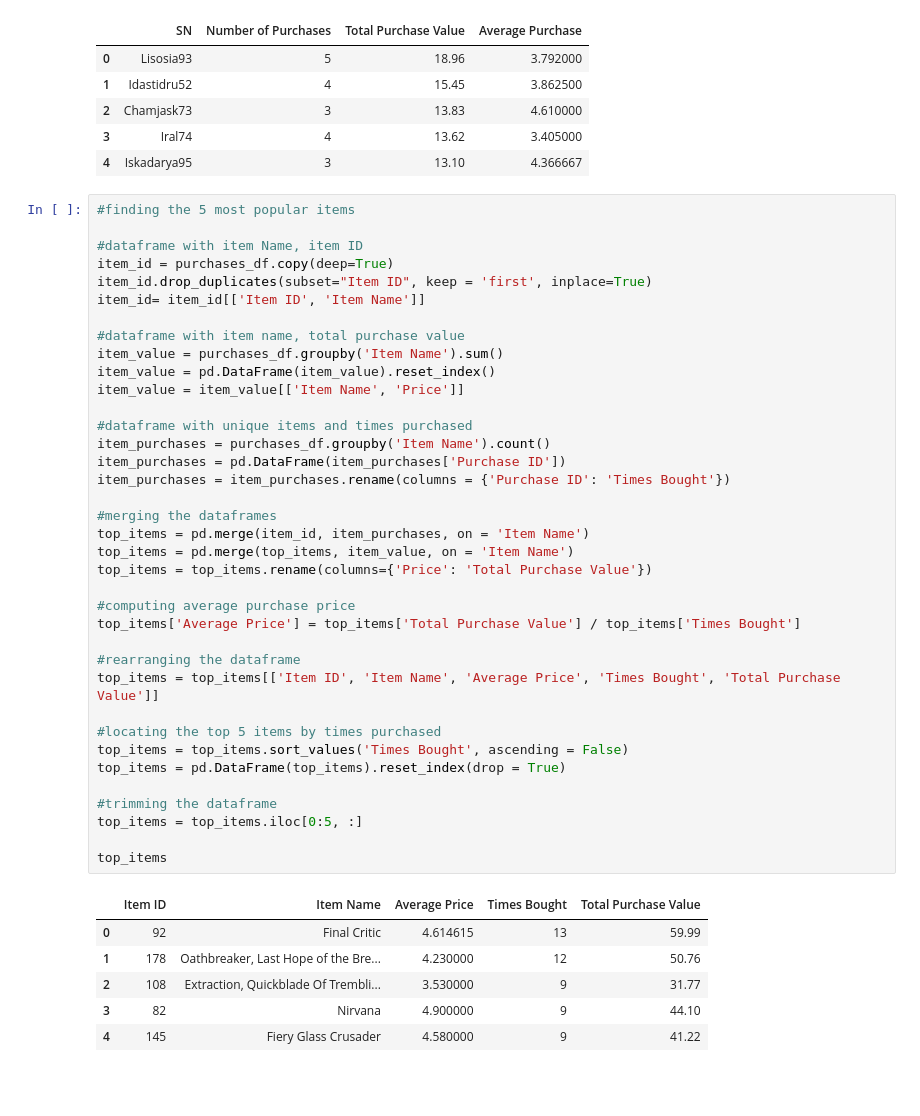
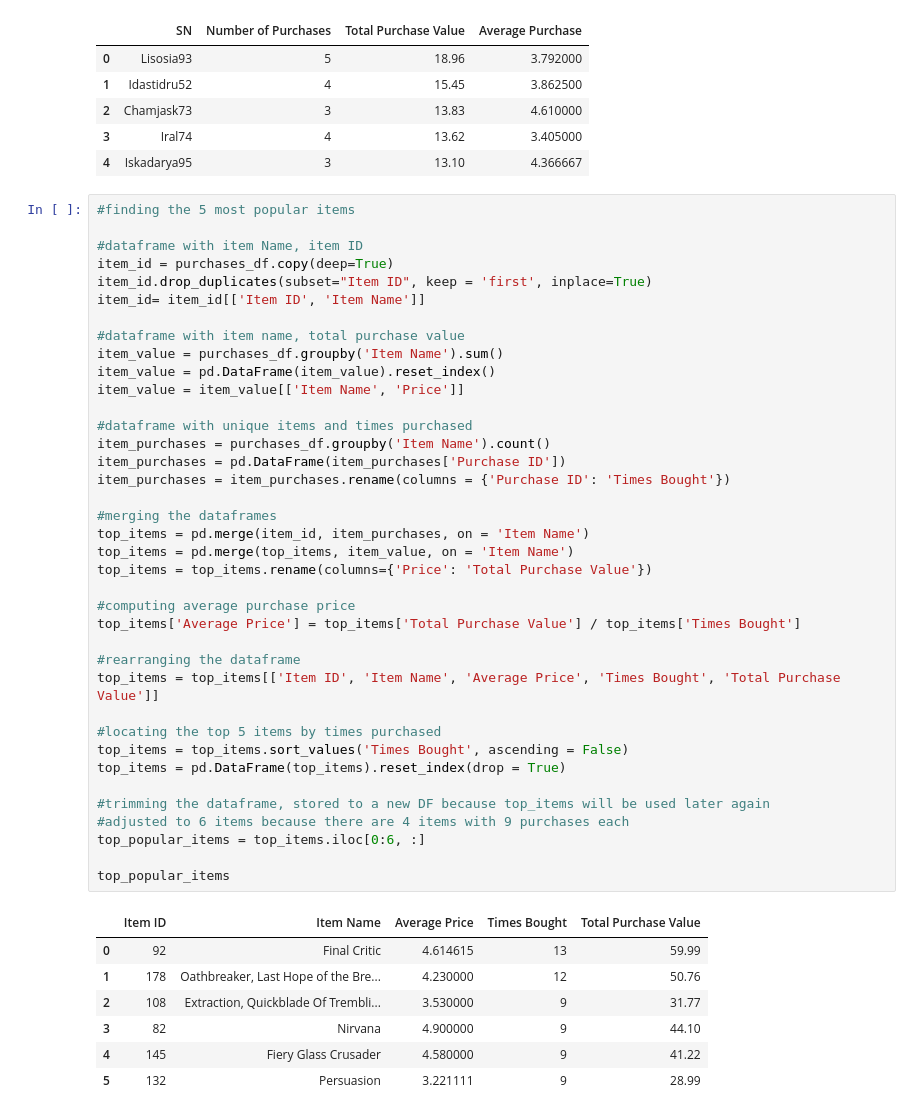
Before and after one commit to JuanjoFernandez/pandas-challenge, a Jupyter notebook: HeroesOfPymoli/main.ipynb, the cells around one changed output. Cells and saved outputs as stored; diff of their text form; blank space fills up the shorter version.

Commit message:
top 5 profittable items

```diff
--- a/HeroesOfPymoli/main.ipynb
+++ b/HeroesOfPymoli/main.ipynb
@@ -266,33 +266,35 @@ item_value = pd.DataFrame(item_value).reset_index()
 item_value = item_value[['Item Name', 'Price']]
 
 #dataframe with unique items and times purchased
 item_purchases = purchases_df.groupby('Item Name').count()
 item_purchases = pd.DataFrame(item_purchases['Purchase ID'])
 item_purchases = item_purchases.rename(columns = {'Purchase ID': 'Times Bought'})
 
 #merging the dataframes
 top_items = pd.merge(item_id, item_purchases, on = 'Item Name')
 top_items = pd.merge(top_items, item_value, on = 'Item Name')
 top_items = top_items.rename(columns={'Price': 'Total Purchase Value'})
 
 #computing average purchase price
 top_items['Average Price'] = top_items['Total Purchase Value'] / top_items['Times Bought']
 
 #rearranging the dataframe
 top_items = top_items[['Item ID', 'Item Name', 'Average Price', 'Times Bought', 'Total Purchase Value']]
 
 #locating the top 5 items by times purchased
 top_items = top_items.sort_values('Times Bought', ascending = False)
 top_items = pd.DataFrame(top_items).reset_index(drop = True)
 
-#trimming the dataframe
-top_items = top_items.iloc[0:5, :]
+#trimming the dataframe, stored to a new DF because top_items will be used later again
+#adjusted to 6 items because there are 4 items with 9 purchases each
+top_popular_items = top_items.iloc[0:6, :]
 
-top_items
+top_popular_items
 # %% [output]
 |  | Item ID | Item Name | Average Price | Times Bought | Total Purchase Value |
 | 0 | 92 | Final Critic | 4.614615 | 13 | 59.99 |
 | 1 | 178 | Oathbreaker, Last Hope of the Bre... | 4.230000 | 12 | 50.76 |
 | 2 | 108 | Extraction, Quickblade Of Trembli... | 3.530000 | 9 | 31.77 |
 | 3 | 82 | Nirvana | 4.900000 | 9 | 44.10 |
 | 4 | 145 | Fiery Glass Crusader | 4.580000 | 9 | 41.22 |
+| 5 | 132 | Persuasion | 3.221111 | 9 | 28.99 |
```
Also changed, not shown: parts of 1 cell of this notebook, 2 other files.
